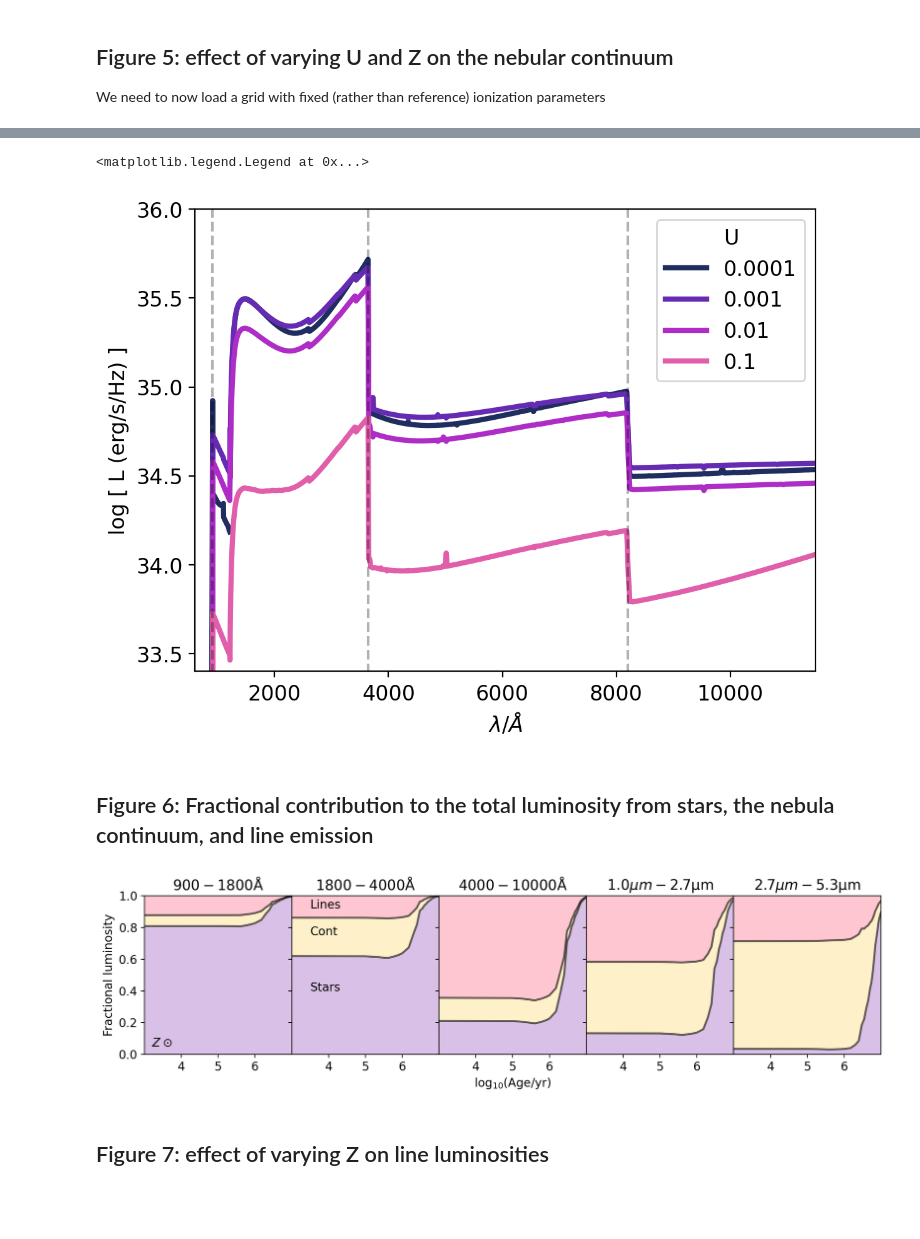
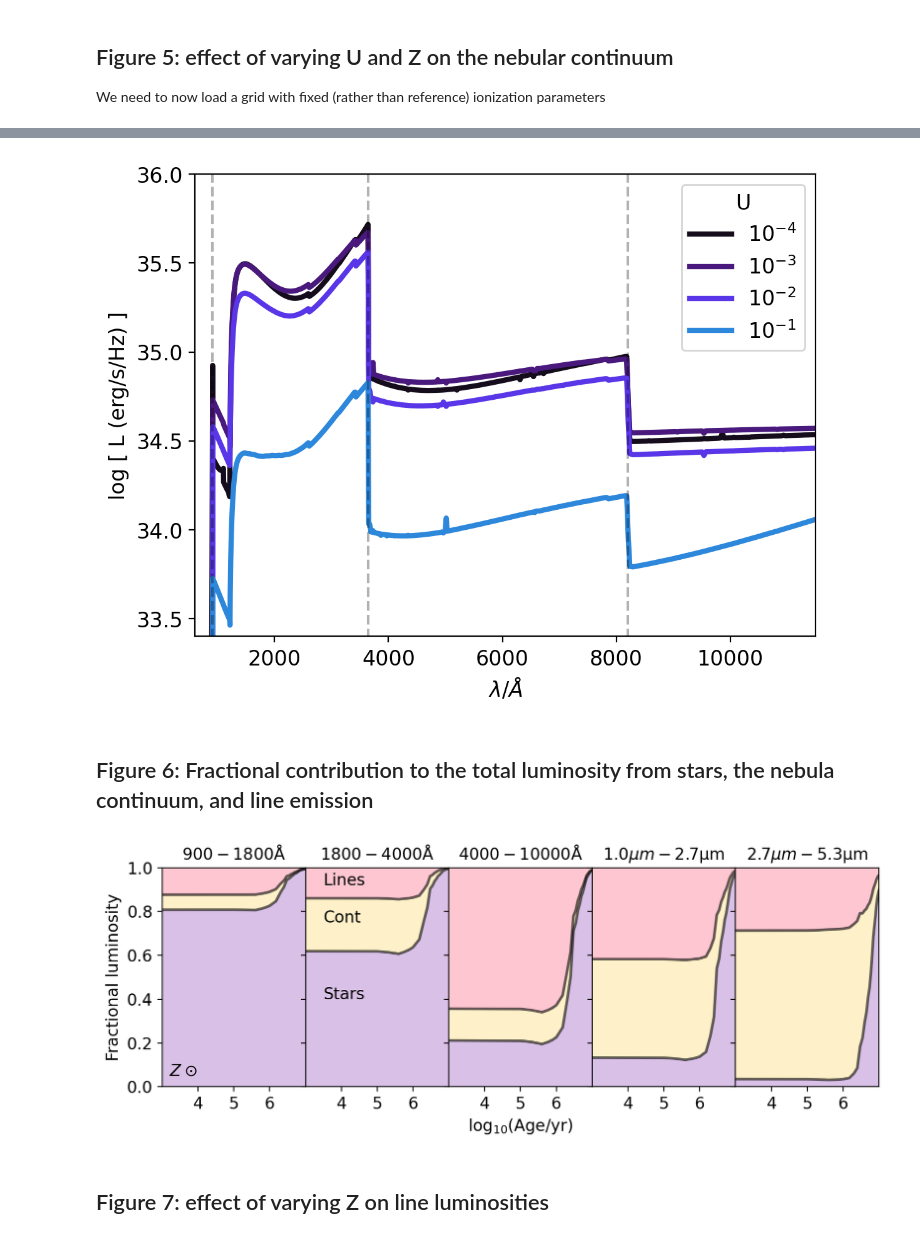
Before and after one commit to sophie-newman/cloudy-maraston, a Jupyter notebook: notebooks/notebook1_explore_maraston_grids.ipynb, the cells around one changed output, grey strips where cells are left out. Saved outputs shown, nothing was run; the diff lists cells and outputs as text; code cells hidden in the pictures; blank space fills up the shorter version.

```diff
--- a/notebooks/notebook1_explore_maraston_grids.ipynb
+++ b/notebooks/notebook1_explore_maraston_grids.ipynb
@@ -223,6 +240,6 @@ We need to now load a grid with fixed (rather than reference) ionization paramet
 # %%
 grid_dir = '../grids'
 
-grid_name = 'maraston13_kroupa-max_age:7.0_cloudy-c23.01-sps-fixed-ionisation_parameter'
+grid_name = 'maraston13_kroupa-max_age:1e+07_cloudy-c23.01-sps-fixed-ionisation_parameter'
 grid_fixed = Grid(grid_name, grid_dir=grid_dir, read_lines=True)
 # %%
@@ -272,21 +288,21 @@ plt.legend(title='Z', loc='upper right')
 [figure]
 # %%
-colors = cmr.take_cmap_colors('cmr.bubblegum', len(grid_fixed.ionisation_parameter), cmap_range=(0.1, 0.7), return_fmt='hex')
+colors = cmr.take_cmap_colors('cmr.cosmic', len(grid_fixed.ionisation_parameter), return_fmt='hex', cmap_range=(0.1, 0.8)) #cmap_range=(0.5, 1.0)
 
-alphas = [0.2, 0.4, 0.6, 0.8]
+ionisation_parameters = [1e-4,1e-3,1e-2,1e-1]
 
 Z = 0.02
-log10age = 6
+age = 1e6
 
-for iU, U in enumerate(grid_fixed.ionisation_parameter):
+for iU, U in enumerate(ionisation_parameters):
 
-    grid_point = grid_fixed.get_grid_point((log10age, Z, U))
+    grid_point = grid_fixed.get_grid_point((age, Z, U))
 
     cont = grid_fixed.get_spectra(grid_point, spectra_id="nebular_continuum")
 
     cont_lum = cont.luminosity
 
-    plt.plot(cont.lam, np.log10(cont_lum), c=colors[iU], label=U, lw=3)
+    plt.plot(cont.lam, np.log10(cont_lum), c=colors[iU], label=f"$10^{{{int(np.log10(U))}}}$", lw=3)
 
 
 # Add line labels
@@ -304,16 +320,19 @@ plt.ylim(bottom=33.4, top=36)
 
 plt.ylabel('log [ L (erg/s/Hz) ]')
 plt.xlabel(r"$\lambda/\AA$")
+plt.legend(title='Z', loc='upper right')
+
+plt.ylabel('log [ L (erg/s/Hz) ]')
+plt.xlabel(r"$\lambda/\AA$")
 plt.legend(title='U', loc='upper right')
 # %% [output]
-<matplotlib.legend.Legend at 0x...>
-[figure, old version]
+[figure, new version]
 # %% [markdown]
 ## Figure 6: Fractional contribution to the total luminosity from stars, the nebula continuum, and line emission
 # %%
-colors = cmr.take_cmap_colors('cmr.sapphire', len(grid.metallicity), cmap_range=(0.7, 1.0), return_fmt='hex')
+colors = cmr.take_cmap_colors('cmr.sapphire', len(grid.metallicities), cmap_range=(0.7, 1.0), return_fmt='hex')
 
-fig, axes = plt.subplots(1, 5, figsize=(11,3), sharex=True, sharey=True)
+fig, axes = plt.subplots(1, 5, figsize=(8, 3), sharex=True, sharey=True)
 
 U = 0.01
 Z = 0.02
@@ -330,9 +349,9 @@ for ix, ax in enumerate(axes) :
     frac_line = []
     frac_star = []
 
-    for ia, log10age in enumerate(grid.log10age):
+    for ia, age in enumerate(grid.ages):
 
-        grid_point = grid.get_grid_point((log10age, Z, U))
+        grid_point = grid.get_grid_point((age, Z, U))
 
         # get our SEDs
         cont = grid.get_spectra(grid_point, spectra_id="nebular_continuum")
@@ -358,46 +377,46 @@ for ix, ax in enumerate(axes) :
     alpha = 0.9
 
     # plot black lines
-    ax.plot(log10ages, cont_line, linewidth=2, color='black', alpha=0.6)
-    ax.plot(log10ages, star_line, linewidth=2, color='black', alpha=0.6)
+    ax.plot(np.log10(grid.ages), cont_line, linewidth=2, color='black', alpha=0.6)
+    ax.plot(np.log10(grid.ages), star_line, linewidth=2, color='black', alpha=0.6)
 
     # line
-    ax.fill_between(log10ages, line_line, cont_line, color='#fdc0cc', linewidth=0, alpha=alpha)
+    ax.fill_between(np.log10(grid.ages), line_line, cont_line, color='#fdc0cc', linewidth=0, alpha=alpha)
 
     # continuum
-    ax.fill_between(log10ages, cont_line, star_line, color='#feefc4', linewidth=0, alpha=alpha)
+    ax.fill_between(np.log10(grid.ages), cont_line, star_line, color='#feefc4', linewidth=0, alpha=alpha)
 
     # star
-    ax.fill_between(log10ages, star_line, np.linspace(0,0,len(star_line)), color='#d5b9e4', linewidth=0, alpha=alpha)
+    ax.fill_between(np.log10(grid.ages), star_line, np.linspace(0,0,len(star_line)), color='#d5b9e4', linewidth=0, alpha=alpha)
 
 axes[0].set_ylabel('Fractional luminosity')
 axes[2].set_xlabel(r"log$_{10}$(Age/yr)")
 
 # Label contributions
 axes[1].text(3.5, 0.4, 'Stars')
 axes[1].text(3.5, 0.75, 'Cont')
 axes[1].text(3.5, 0.92, 'Lines')
 
 # Label wavelength ranges
 wav_x = 3.1
 wav_y = 0.06
-axes[0].set_title(r'$900-1800 \rm \AA$')
-axes[1].set_title(r'$1800-4000 \rm \AA$')
-axes[2].set_title(r'$4000-10000 \rm \AA$')
-axes[3].set_title(r'$1.0\mu m-2.7\rm \mu m$')
-axes[4].set_title(r'$2.7\mu m-5.3\rm \mu m$')
+axes[0].set_title(r'$900-1800 \rm \AA$', size=12)
+axes[1].set_title(r'$1800-4000 \rm \AA$', size=12)
+axes[2].set_title(r'$4000-10000 \rm \AA$', size=12)
+axes[3].set_title(r'$1.0\mu m-2.7\rm \mu m$', size=12)
+axes[4].set_title(r'$2.7\mu m-5.3\rm \mu m$', size=12)
 
 axes[0].text(3.2, 0.05, r'$Z\odot$')
 
 
 plt.ylim(bottom=0, top=1)
-plt.xlim(left=log10ages[0], right=log10ages[-1])
+plt.xlim(left=3, right=7)
 plt.xticks([4,5,6])
 
 plt.tight_layout(pad=0)  # Set padding between subplots to zero
 plt.subplots_adjust(wspace=0)
 # %% [output]
-[figure, old version]
+[figure, new version]
 # %% [markdown]
 ## Figure 7: effect of varying Z on line luminosities
 # %%
```
Also changed, not shown: parts of 11 cells of this notebook.
